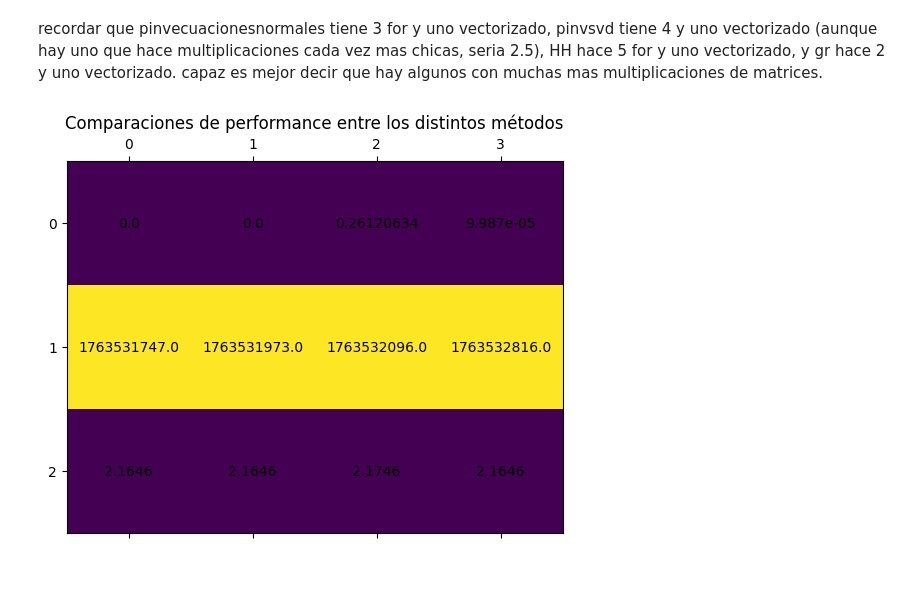
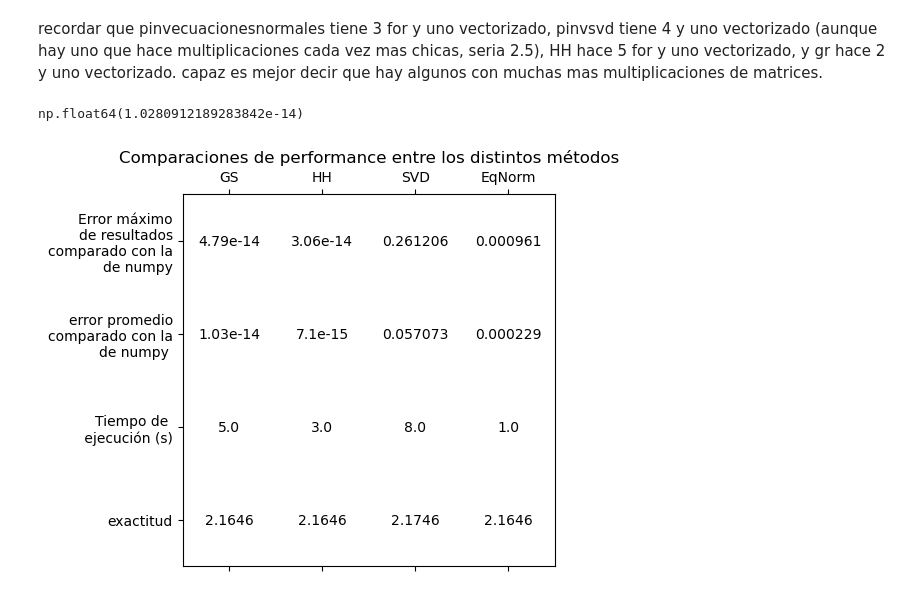
Before and after one commit to Jeremias01/TpYLabosAlc, a Jupyter notebook: TP/alc.ipynb, the cells around one changed output. Drawn from its saved outputs; the diff is of its cells as text; code cells hidden in the pictures.

```diff
--- a/TP/alc.ipynb
+++ b/TP/alc.ipynb
@@ -182,5 +183,6 @@ difProbabilidadesHH=np.max(np.abs(YvProbabilidadesHH-YvProbabilidadesNPQR))
 # %%
 
 tiempofinalhh = datetime.now()
+tiempototalhh = cache(lambda: np.array([tiempofinalhh - tiempohh]), "tiempototalHH").item()
 print("Tardo:", (tiempofinalhh-tiempohh).seconds, "segundos")
 # %% [output]
@@ -229,4 +234,6 @@ YvProbabilidadesSVD = cache(lambda:matmul(WSVD, Xv), "YvEsperadosSVD")
 # %%
 tiempofinalsvd = datetime.now()
+tiempototalsvd = cache(lambda: np.array([tiempofinalsvd - tiemposvd]), "tiempototalSVD").item()
+
 print("Tardo:", (tiempofinalsvd-tiemposvd).seconds, "segundos")
 # %% [output]
@@ -279,3 +284,4 @@ Tardo: 0 segundos
 # %%
 tiempofinaleq = datetime.now()
+tiempototaleq = cache(lambda: np.array([tiempofinaleq - tiempoeq]), "tiempototalEQ").item()
 print("Tardo:", (tiempofinaleq-tiempoeq).seconds, "segundos")
@@ -312,47 +316,81 @@ exactitudEq = (confusionEQ[0][0]+confusionEQ[1][1])/(confusionEQ[0][1]+confusion
 # %% [markdown]
 recordar que pinvecuacionesnormales tiene 3 for y uno vectorizado, pinvsvd tiene 4 y uno vectorizado (aunque hay uno que hace multiplicaciones cada vez mas chicas, seria 2.5), HH hace 5 for y uno vectorizado, y gr hace 2 y uno vectorizado.
 capaz es mejor decir que hay algunos con muchas mas multiplicaciones de matrices.
+# %%
+difProbabilidadesGR=np.max(np.abs(YvProbabilidadesGS-YvProbabilidadesNPQR))
+difProbabilidadesHH=np.max(np.abs(YvProbabilidadesHH-YvProbabilidadesNPQR))
+difProbabilidadesEqNorm=np.max(np.abs(YvProbabilidadesEqNorm-YvProbabilidadesEqNormNP))
+difProbabilidadesSVD=np.max(np.abs(YvProbabilidadesSVD-YvProbabilidadesSVDNP))
+
+avgDifProbabilidadesGR=np.average(np.abs(YvProbabilidadesGS-YvProbabilidadesNPQR))
+avgDifProbabilidadesHH=np.average(np.abs(YvProbabilidadesHH-YvProbabilidadesNPQR))
+avgDifProbabilidadesEqNorm=np.average(np.abs(YvProbabilidadesEqNorm-YvProbabilidadesEqNormNP))
+avgDifProbabilidadesSVD=np.average(np.abs(YvProbabilidadesSVD-YvProbabilidadesSVDNP))
+
+avgDifProbabilidadesGR
+# %% [output]
+np.float64(1.0280912189283842e-14)
 # %%
-data=np.zeros((3,4))
+data=np.zeros((4,4))
 
 # for i in data:
 #     for j in data:
 #         data[i][j]=
 
 data[0][0]=difProbabilidadesGR
 data[0][1]=difProbabilidadesHH
 data[0][2]=difProbabilidadesSVD
 data[0][3]=difProbabilidadesEqNorm
-data[1][0]=round(tiempofinalgs.timestamp())
-data[1][1]=round(tiempofinalhh.timestamp())
-data[1][2]=round(tiempofinalsvd.timestamp())
-data[1][3]=round(tiempofinaleq.timestamp())
-data[2][0]=round(exactitudGs,4)
-data[2][1]=round(exactitudHh,4)
-data[2][2]=round(exactitudSvd,4)
-data[2][3]=round(exactitudEq,4)
+
+data[1][0]=avgDifProbabilidadesGR
+data[1][1]=avgDifProbabilidadesHH
+data[1][2]=avgDifProbabilidadesSVD
+data[1][3]=avgDifProbabilidadesEqNorm
+
+data[2][0]=tiempototalgs.seconds
+data[2][1]=tiempototalhh.seconds
+data[2][2]=tiempototalsvd.seconds
+data[2][3]=tiempototaleq.seconds
+
+data[3][0]=round(exactitudGs,4)
+data[3][1]=round(exactitudHh,4)
+data[3][2]=round(exactitudSvd,4)
+data[3][3]=round(exactitudEq,4)
 
 
-plt.matshow(data)
+plt.matshow(data, cmap=matplotlib.colors.ListedColormap(['white']))
 plt.title(f"Comparaciones de performance entre los distintos métodos")
-# plt.xticks(range(3), posibilidadesNombres)
-# plt.yticks(range(3), ["era "+n for n in posibilidadesNombres ])
+plt.xticks(range(4), ["GS", "HH", "SVD", "EqNorm"])
+plt.yticks(range(4), [
+"""Error máximo
+de resultados
+comparado con la
+de numpy""",
+"""
+error promedio
+comparado con la
+de numpy
+""",
+"Tiempo de \n ejecución (s)",
+ "exactitud"
+])
 
+rowrounding = [16,16,2,4]
 for i ,row in enumerate(data):
     for j ,val in enumerate(row):
-        plt.text(j, i, f"{round(val,8)}", ha="center", va="center", color="black")
+        plt.text(j, i, f"{round(val,rowrounding[i])}"[:8], ha="center", va="center", color="black")
 
 plt.show()
 
 # table = tabulate(
 #     data,
 #     headers=["GS", "HH", "SVD", "EQNORM"],
 #     tablefmt="grid"
 # )
 
 # print(table)
 # %% [output]
-[figure, old version]
+[figure, new version]
 # %% [markdown]
 Todos los algoritmos utilizados para el cálculo de la pseudoinversa, se pudieron optimizar mediante vectorización, aprovechando los cálculos de la biblioteca numpy al hacer slicing, np.sum(), etc. Como se observa en la tabla comparativa de performance, Los tiempos de ejecución fueron bastante aceptables, sobre todo comparándolo con el tiempo que tardarían los métodos sin optimiarse que puede ser de horas o más de un día. Aún así, se pueden observar variaciones significativas en estos tiempos, ya que svd y householder fueron mayormente optimizados con vectorización. Cabe recalcar que si en lugar de nuestra función matmul, se utilizaba el @ de numpy, estos tiempos serían considerablemente menores. Teniendo en cuenta las complejidades teóricas de los algoritmos, NOSE SI ESO ESTA BIEN.
 En esa misma tabla, se puede notar que las exactitudes son muy similares entre si, y de hecho al redondear los números, 3 de las 4 exactitudes son iguales.
```
Also changed, not shown: parts of 18 cells of this notebook, 15 other files.
